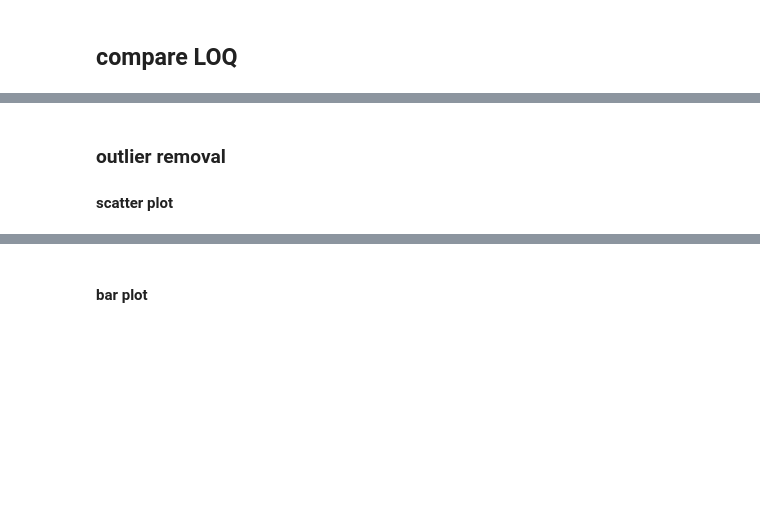
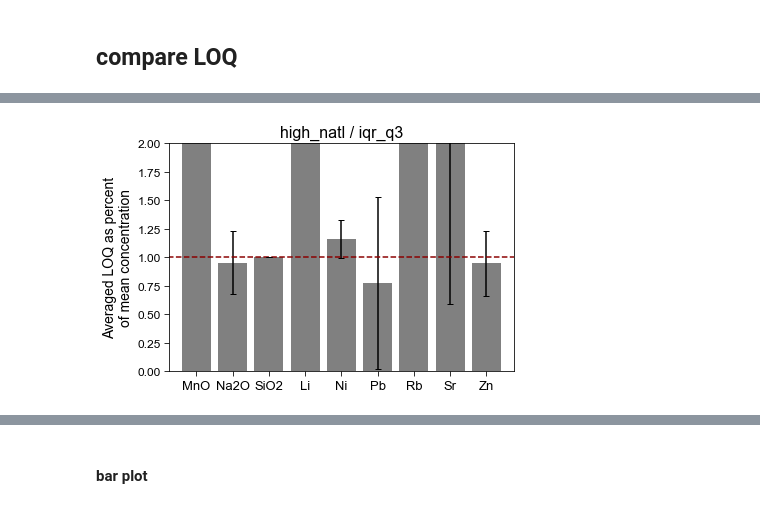
Before and after one commit to ytsmacr/LOD-paper, a Jupyter notebook: Figures.ipynb, the cells around one changed output, grey strips where cells are left out. Cells and saved outputs as stored; diff of their text form; code cells hidden in the pictures; blank space fills up the shorter version.

```diff
--- a/Figures.ipynb
+++ b/Figures.ipynb
@@ -24,6 +24,10 @@ data = pd.read_csv(fp + "average_train_results.csv")
 detail_data = pd.read_csv(fp + "train_results.csv")
 # %% [output]
 Matplotlib version 3.4.2
+# %%
+# REMOVE NORMALIZED RESULTS
+data = data[data.normalization=='norm3'].reset_index(drop=True).drop(columns='normalization')
+detail_data = detail_data[detail_data.normalization=='norm3'].reset_index(drop=True).drop(columns='normalization')
 # %% [markdown]
 # Get compositional overview
 # %%
@@ -154,6 +162,53 @@ data['loq_per_mean'] = (data['loq'] / data['mean']) * 100
 # %%
-# make LOQ as percent of median or mean
-natl_data = data[data.outlier_defn == 'high_natl'].copy(deep=True)
+elem_list = ['MnO', 'Na2O', 'SiO2', 'Li', 'Ni', 'Pb', 'Rb', 'Sr', 'Zn']
+vals = []
+sds = []
+elems = []
+for element in elem_list:
+    temp = []
+    for atm in data.atmosphere.unique():
+        for sens in data.sens_method.unique():
+            df = data[(data.element==element)&
+                      (data.instrument=='CL')&
+                      (data.atmosphere==atm)&
+                      (data.sens_method==sens)].copy(deep=True)
+
+            natl_val = df[df.outlier_defn=='high_natl'].reset_index(drop=True)['loq_per_mean'][0]
+            iqr_val = df[df.outlier_defn=='iqr_q3'].reset_index(drop=True)['loq_per_mean'][0]
+
+            ratio =  natl_val / iqr_val
+            temp.append(ratio)
+
+    # get avg and std of ratio per element
+    avg = statistics.mean(temp)
+    sd = np.std(temp)
+
+    elems.append(element)
+    vals.append(avg)
+    sds.append(sd)
+
+out_ratios = pd.DataFrame({
+    'element':elems,
+    'ratio_avg':vals,
+    'ratio_sd':sds
+})
+
+plt.bar(out_ratios.index,
+        out_ratios.ratio_avg,
+        yerr=out_ratios.ratio_sd,
+        tick_label=out_ratios.element,
+        capsize=3,
+        color='grey')
+plt.tick_params(length=5)
+plt.xticks(fontsize=13)
+plt.yticks(fontsize=12)
+plt.hlines(1, -1, 9, color='darkred', linestyles='dashed')
+plt.title('high_natl / iqr_q3', fontsize = 16)
+plt.ylabel('Averaged LOQ as percent\nof mean concentration', fontsize=14)
+plt.ylim(0,2)
+plt.xlim(-0.75, 8.75)
+plt.tight_layout()
+plt.savefig(fp + "figures\\outlier_loq_ratio.eps", dpi=600)
+plt.show()
+# %% [output]
+[figure, added]
-# %% [markdown]
-### outlier removal
-#### scatter plot
```
Also changed, not shown: parts of 14 cells of this notebook.
